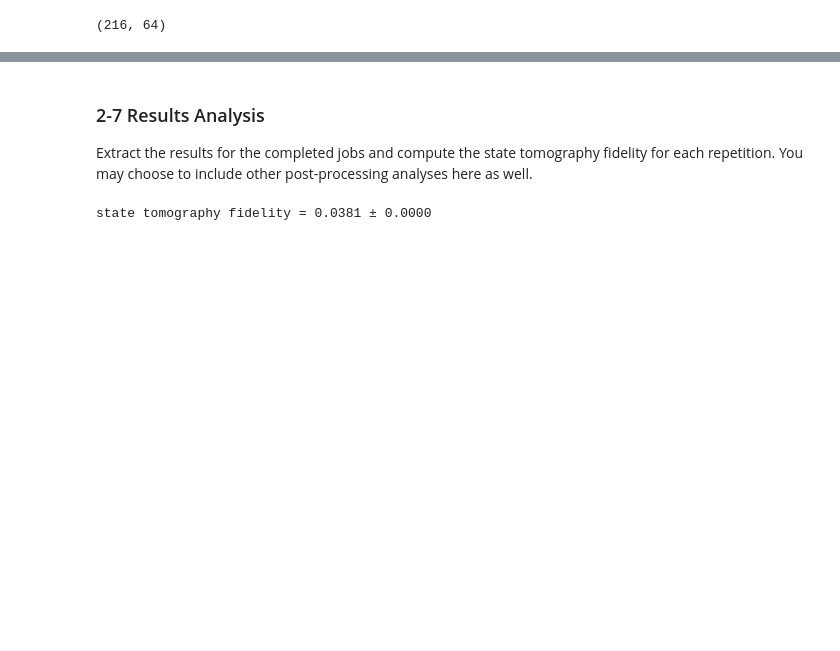
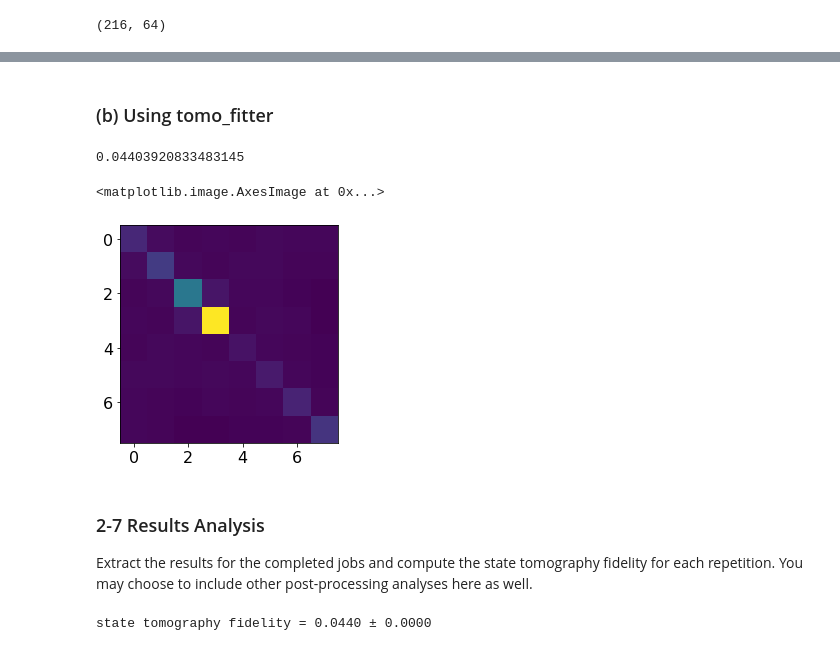
Before and after one commit to Phionx/trotts, a Jupyter notebook: explore/old/ibmq-qsim-challenge-test-playground.ipynb, the cells around one changed output, grey strips where cells are left out. Drawn from its saved outputs; the diff is of its cells as text; code cells hidden in the pictures; blank space fills up the shorter version.

Commit message:
Got custom tomography fitter, and MWE of mitiq

```diff
--- a/explore/ibmq-qsim-challenge-COPY.ipynb
+++ b/explore/old/ibmq-qsim-challenge-test-playground.ipynb
@@ -441,3 +503,16 @@ state_fidelity(rho_fit, target_state)
+# %% [markdown]
+### (b) Using tomo_fitter
+# %%
+rho_fit_tomo = tomo_fitter.fit(method='cvx')
+# %%
+state_fidelity(rho_fit_tomo, target_state)
+# %% [output]
+0.04403920833483145
+# %%
+plt.imshow(np.real(rho_fit_tomo))
+# %% [output]
+<matplotlib.image.AxesImage at 0x...>
+[figure, added]
 # %% [markdown]
 ### 2-7 Results Analysis
 Extract the results for the completed jobs and compute the state tomography fidelity for each repetition. You may choose to include other post-processing analyses here as well.
@@ -461,7 +536,7 @@ for job in jobs:
 
 print('state tomography fidelity = {:.4f} \u00B1 {:.4f}'.format(np.mean(fids), np.std(fids)))
 # %% [output]
-state tomography fidelity = 0.0381 ± 0.0000
+state tomography fidelity = 0.0440 ± 0.0000
 # %%
 import qiskit.tools.jupyter
 %qiskit_version_table
```
Also changed, not shown: parts of 13 cells of this notebook, 5 other files.
